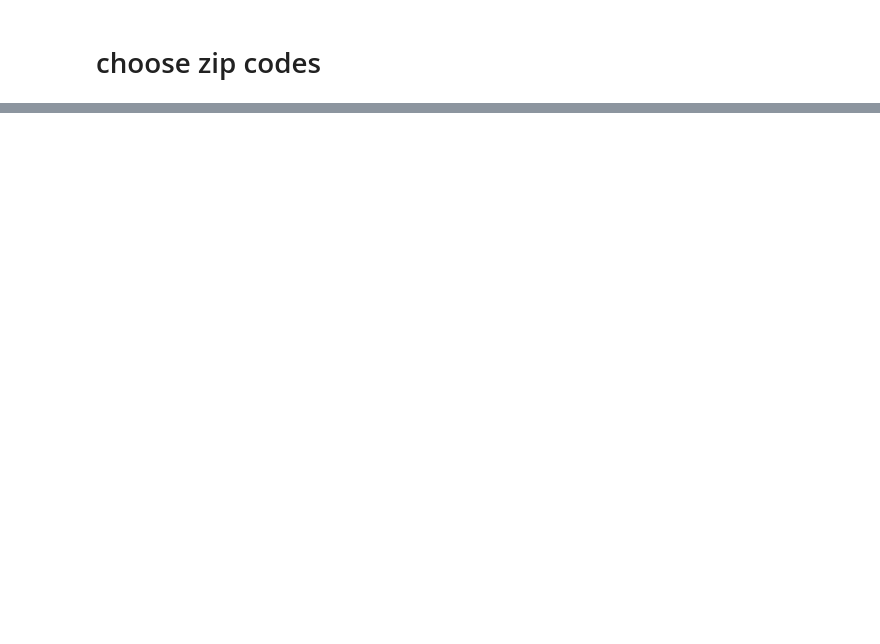
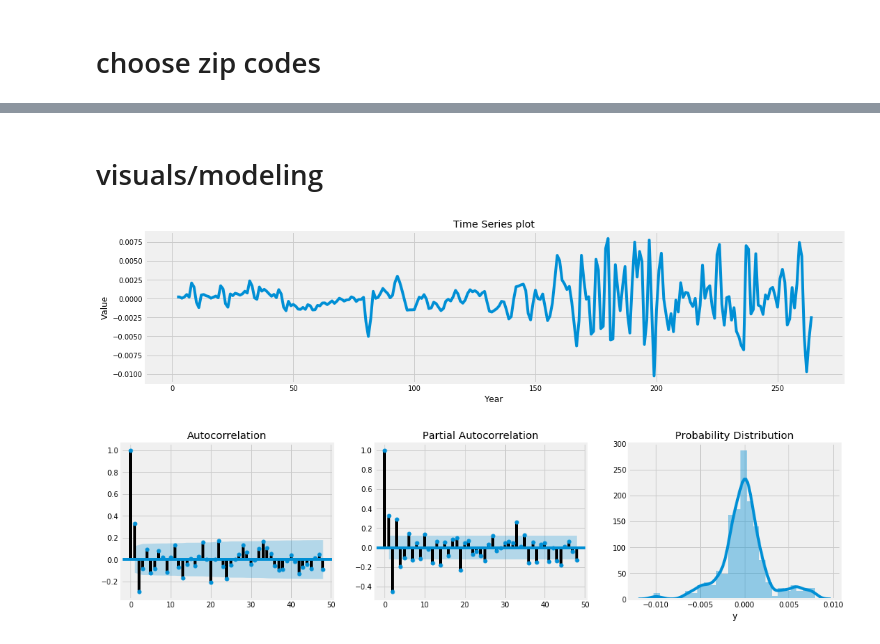
Before and after one commit to janellejolliff/zillow-analysis-and-forecasting, a Jupyter notebook: proj_3_zillow.ipynb, the cells around one changed output, grey strips where cells are left out. Cells and saved outputs as stored; diff of their text form; code cells hidden in the pictures; blank space fills up the shorter version.

```diff
--- a/proj_3_zillow.ipynb
+++ b/proj_3_zillow.ipynb
@@ -388,0 +265,7 @@ KeyError: 'SPCS20RPSNSA'
+# %% [markdown]
+# visuals/modeling
+# %%
+plot_data_properties(zip_1.y[2:])
+# %% [output]
+[figure, added]
+[figure, added]
```
Also changed, not shown: parts of 67 cells of this notebook.
